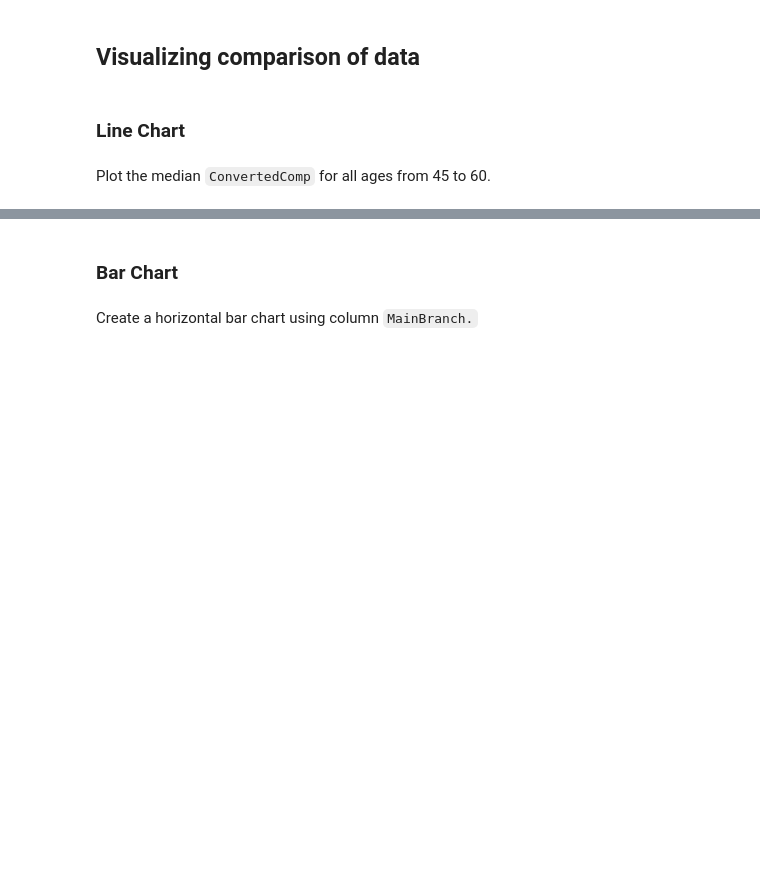
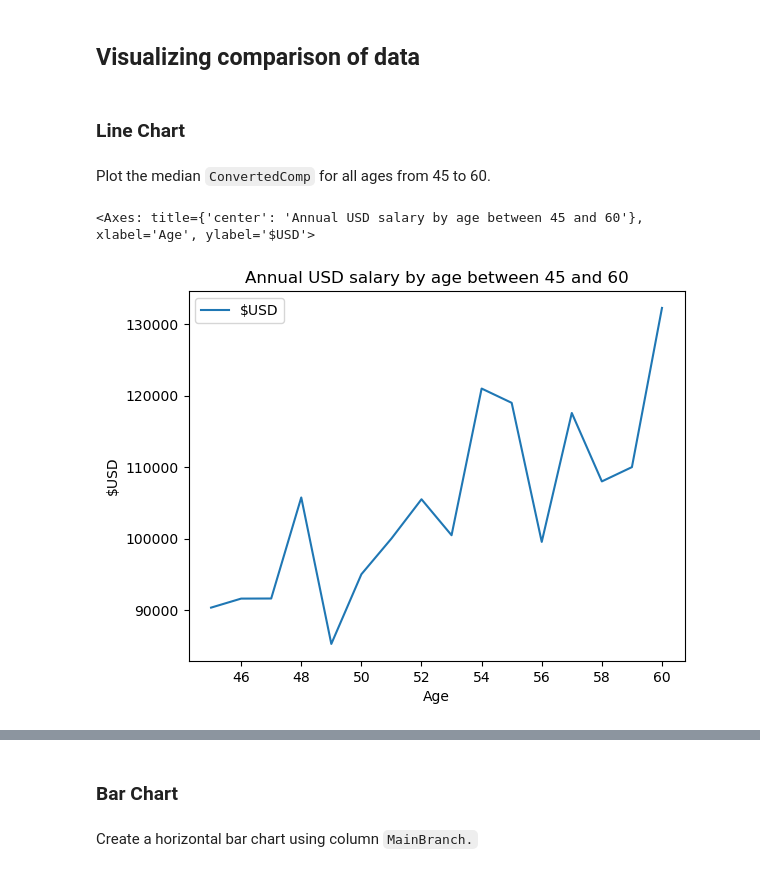
Before and after one commit to rininobaron/IBM_Data_Analyst_Professional_Certificate, a Jupyter notebook: COURSE_9_IBM_Data_Analyst_Capstone_Project/Week4/LAB0/M4DataVisualization-lab.ipynb, the cells around one changed output, grey strips where cells are left out. Cells and saved outputs as stored; diff of their text form; code cells hidden in the pictures; blank space fills up the shorter version.

```diff
--- a/COURSE_9_IBM_Data_Analyst_Capstone_Project/Week4/LAB0/M4DataVisualization-lab.ipynb
+++ b/COURSE_9_IBM_Data_Analyst_Capstone_Project/Week4/LAB0/M4DataVisualization-lab.ipynb
@@ -340,0 +339,22 @@ Plot the median `ConvertedComp` for all ages from 45 to 60.
+# %%
+# your code goes here
+QUERY = """
+SELECT Age, ConvertedComp
+FROM master
+WHERE
+Age >= 45 AND Age <= 60
+"""
+df=pd.read_sql_query(QUERY,conn).groupby("Age").agg("median").reset_index()
+#display(df)
+
+df.plot(kind="line",
+        x="Age",
+        y="ConvertedComp",
+        title="Annual USD salary by age between 45 and 60",
+        xlabel="Age",
+        ylabel="$USD",
+        label="$USD"
+       )
+# %% [output]
+<Axes: title={'center': 'Annual USD salary by age between 45 and 60'}, xlabel='Age', ylabel='$USD'>
+[figure, added]
```
Also changed, not shown: parts of 7 cells of this notebook.
